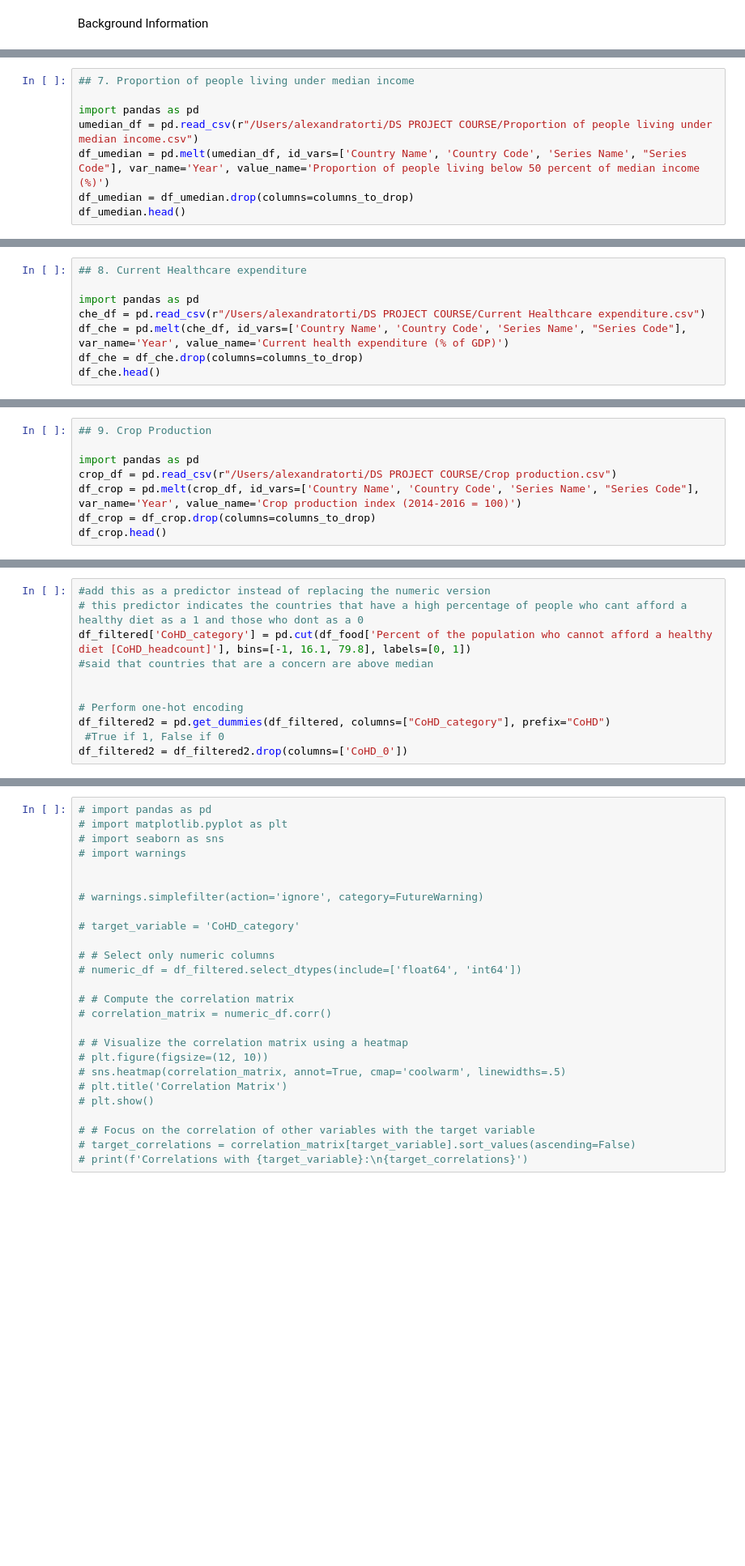
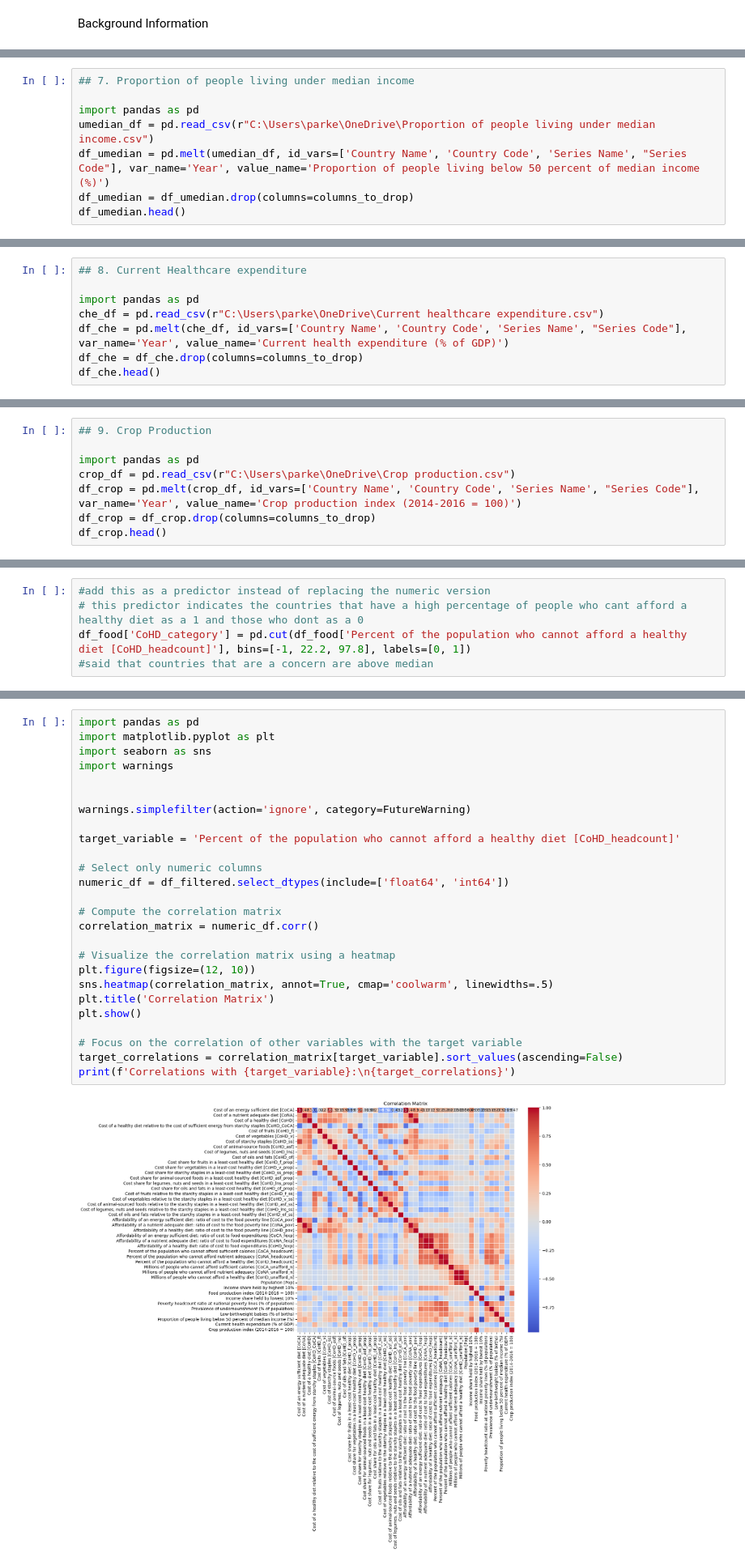
Before and after one commit to pschell23/DS-Project-Course--Parker-Schell-Alex-Torti-Mariah-Hudson, a Jupyter notebook: Project1.ipynb, the cells around one changed output, grey strips where cells are left out. Shown at 81% size. Drawn from its saved outputs; the diff is of its cells as text; blank space fills up the shorter version.

Commit message:
modified:   Project1.ipynb 	deleted:    Project_two/Project2 	new file:   Project_two/Project2.ipynb

```diff
--- a/Project1.ipynb
+++ b/Project1.ipynb
@@ -128,7 +100,7 @@ df_low_birth_weight.head()
 ## 7. Proportion of people living under median income
 
 import pandas as pd
-umedian_df = pd.read_csv(r"/Users/alexandratorti/DS PROJECT COURSE/Proportion of people living under median income.csv")
+umedian_df = pd.read_csv(r"C:\Users\parke\OneDrive\Proportion of people living under median income.csv")
 df_umedian = pd.melt(umedian_df, id_vars=['Country Name', 'Country Code', 'Series Name', "Series Code"], var_name='Year', value_name='Proportion of people living below 50 percent of median income (%)')
 df_umedian = df_umedian.drop(columns=columns_to_drop)
 df_umedian.head()
@@ -143,7 +108,7 @@ df_umedian.head()
 ## 8. Current Healthcare expenditure
 
 import pandas as pd
-che_df = pd.read_csv(r"/Users/alexandratorti/DS PROJECT COURSE/Current Healthcare expenditure.csv")
+che_df = pd.read_csv(r"C:\Users\parke\OneDrive\Current healthcare expenditure.csv")
 df_che = pd.melt(che_df, id_vars=['Country Name', 'Country Code', 'Series Name', "Series Code"], var_name='Year', value_name='Current health expenditure (% of GDP)')
 df_che = df_che.drop(columns=columns_to_drop)
 df_che.head()
@@ -158,7 +116,7 @@ df_che.head()
 ## 9. Crop Production
 
 import pandas as pd
-crop_df = pd.read_csv(r"/Users/alexandratorti/DS PROJECT COURSE/Crop production.csv")
+crop_df = pd.read_csv(r"C:\Users\parke\OneDrive\Crop production.csv")
 df_crop = pd.melt(crop_df, id_vars=['Country Name', 'Country Code', 'Series Name', "Series Code"], var_name='Year', value_name='Crop production index (2014-2016 = 100)')
 df_crop = df_crop.drop(columns=columns_to_drop)
 df_crop.head()
@@ -421,11 +252,5 @@ Maximum: 97.8
 # %%
 #add this as a predictor instead of replacing the numeric version
 # this predictor indicates the countries that have a high percentage of people who cant afford a healthy diet as a 1 and those who dont as a 0
-df_filtered['CoHD_category'] = pd.cut(df_food['Percent of the population who cannot afford a healthy diet [CoHD_headcount]'], bins=[-1, 16.1, 79.8], labels=[0, 1])
+df_food['CoHD_category'] = pd.cut(df_food['Percent of the population who cannot afford a healthy diet [CoHD_headcount]'], bins=[-1, 22.2, 97.8], labels=[0, 1])
 #said that countries that are a concern are above median
-
-
-# Perform one-hot encoding
-df_filtered2 = pd.get_dummies(df_filtered, columns=["CoHD_category"], prefix="CoHD")
- #True if 1, False if 0
-df_filtered2 = df_filtered2.drop(columns=['CoHD_0'])
@@ -441,26 +259,28 @@ XGBoost belongs to the family of gradient boosting algorithms, which build a ser
 # %%
-# import pandas as pd
-# import matplotlib.pyplot as plt
-# import seaborn as sns
-# import warnings
+import pandas as pd
+import matplotlib.pyplot as plt
+import seaborn as sns
+import warnings
 
 
-# warnings.simplefilter(action='ignore', category=FutureWarning)
+warnings.simplefilter(action='ignore', category=FutureWarning)
 
-# target_variable = 'CoHD_category'
+target_variable = 'Percent of the population who cannot afford a healthy diet [CoHD_headcount]'
 
-# # Select only numeric columns
-# numeric_df = df_filtered.select_dtypes(include=['float64', 'int64'])
+# Select only numeric columns
+numeric_df = df_filtered.select_dtypes(include=['float64', 'int64'])
 
-# # Compute the correlation matrix
-# correlation_matrix = numeric_df.corr()
+# Compute the correlation matrix
+correlation_matrix = numeric_df.corr()
 
-# # Visualize the correlation matrix using a heatmap
-# plt.figure(figsize=(12, 10))
-# sns.heatmap(correlation_matrix, annot=True, cmap='coolwarm', linewidths=.5)
-# plt.title('Correlation Matrix')
-# plt.show()
+# Visualize the correlation matrix using a heatmap
+plt.figure(figsize=(12, 10))
+sns.heatmap(correlation_matrix, annot=True, cmap='coolwarm', linewidths=.5)
+plt.title('Correlation Matrix')
+plt.show()
 
-# # Focus on the correlation of other variables with the target variable
-# target_correlations = correlation_matrix[target_variable].sort_values(ascending=False)
-# print(f'Correlations with {target_variable}:\n{target_correlations}')
+# Focus on the correlation of other variables with the target variable
+target_correlations = correlation_matrix[target_variable].sort_values(ascending=False)
+print(f'Correlations with {target_variable}:\n{target_correlations}')
+# %% [output]
+[figure, added]
```
Also changed, not shown: parts of 51 cells of this notebook, 2 other files.
